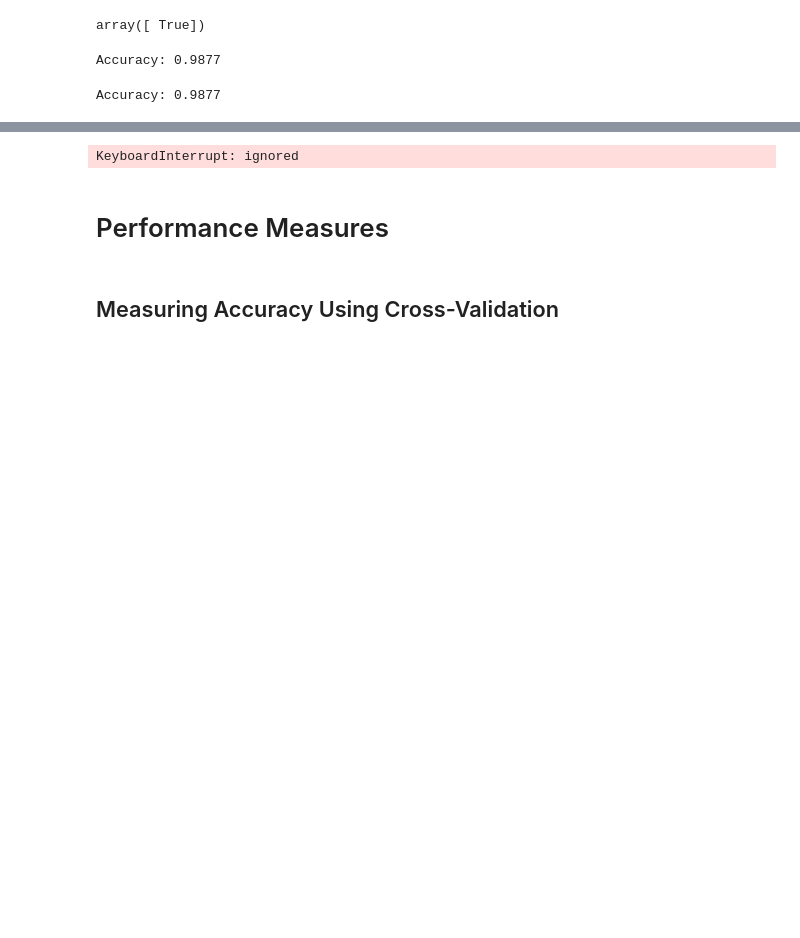
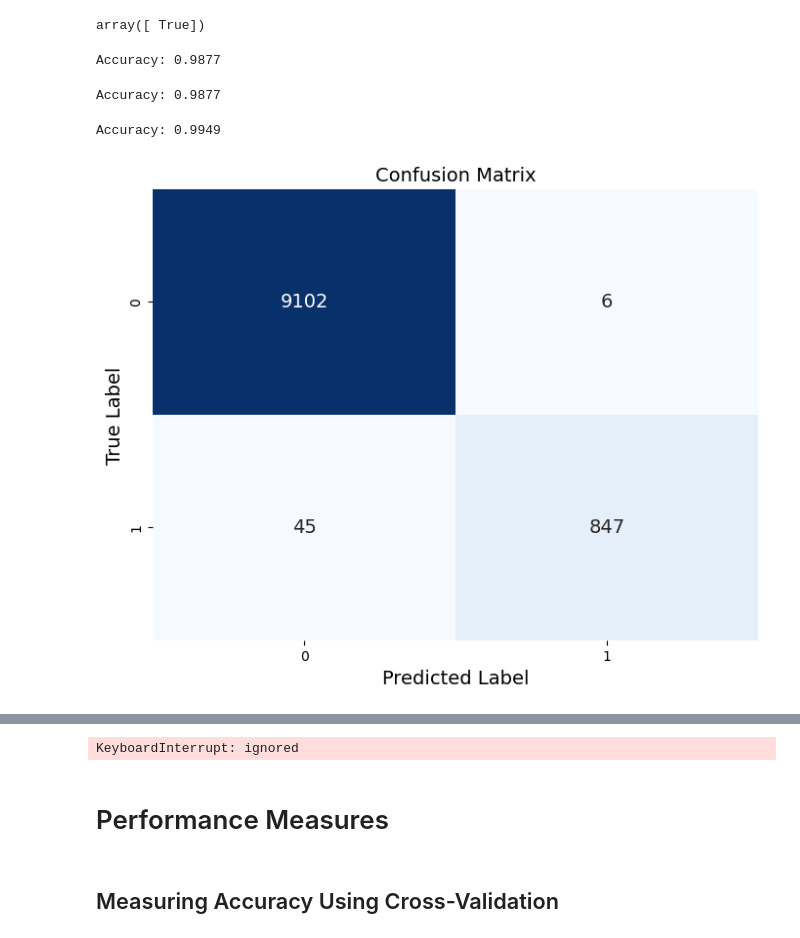
Before and after one commit to iupui-soic/pybootcamp, a Jupyter notebook: Kalp_Chapter03_classification.ipynb, the cells around one changed output, grey strips where cells are left out. Cells and saved outputs as stored; diff of their text form; code cells hidden in the pictures; blank space fills up the shorter version.

```diff
--- a/Kalp_Chapter03_classification.ipynb
+++ b/Kalp_Chapter03_classification.ipynb
@@ -159,3 +157,9 @@ X_train, X_test, y_train, y_test = X[:60000], X[60000:], y[:60000], y[60000:]
 # %%
 y_train_5 = (y_train == '5')  # True for all 5s, False for all other digits
 y_test_5 = (y_test == '5')
+# %%
+from sklearn.linear_model import SGDClassifier #logisitc regression
+
+# Assuming X_train and y_train_5 are your feature matrix and target vector
+sgd_clf = SGDClassifier(loss='log', random_state=42)
+sgd_clf.fit(X_train, y_train_5)
@@ -220,3 +250,38 @@ accuracy = accuracy_score(y_test_5, y_pred)
 print("Accuracy:", accuracy)
 # %% [output]
 Accuracy: 0.9877
+# %%
+from xgboost import XGBClassifier
+
+# Assuming X_train and y_train_5 are your feature matrix and target vector
+xgb_clf = XGBClassifier(random_state=42)
+xgb_clf.fit(X_train, y_train_5)
+from sklearn.metrics import accuracy_score
+
+# Assuming you have test data X_test and corresponding true labels y_test_5
+y_pred = xgb_clf.predict(X_test)
+
+# Calculate accuracy
+accuracy = accuracy_score(y_test_5, y_pred)
+
+print("Accuracy:", accuracy)
+# %% [output]
+Accuracy: 0.9949
+# %%
+from sklearn.metrics import confusion_matrix #XG boost
+import seaborn as sns
+import matplotlib.pyplot as plt
+
+# Assuming you have test data X_test and corresponding true labels y_test_5
+conf_matrix = confusion_matrix(y_test_5, y_pred)
+
+# Plot the confusion matrix using seaborn
+plt.figure(figsize=(8, 6))
+sns.heatmap(conf_matrix, annot=True, fmt="d", cmap="Blues", cbar=False,
+            xticklabels=xgb_clf.classes_, yticklabels=xgb_clf.classes_)
+plt.title("Confusion Matrix")
+plt.xlabel("Predicted Label")
+plt.ylabel("True Label")
+plt.show()
+# %% [output]
+[figure, added]
```
Also changed, not shown: parts of 12 cells of this notebook.
